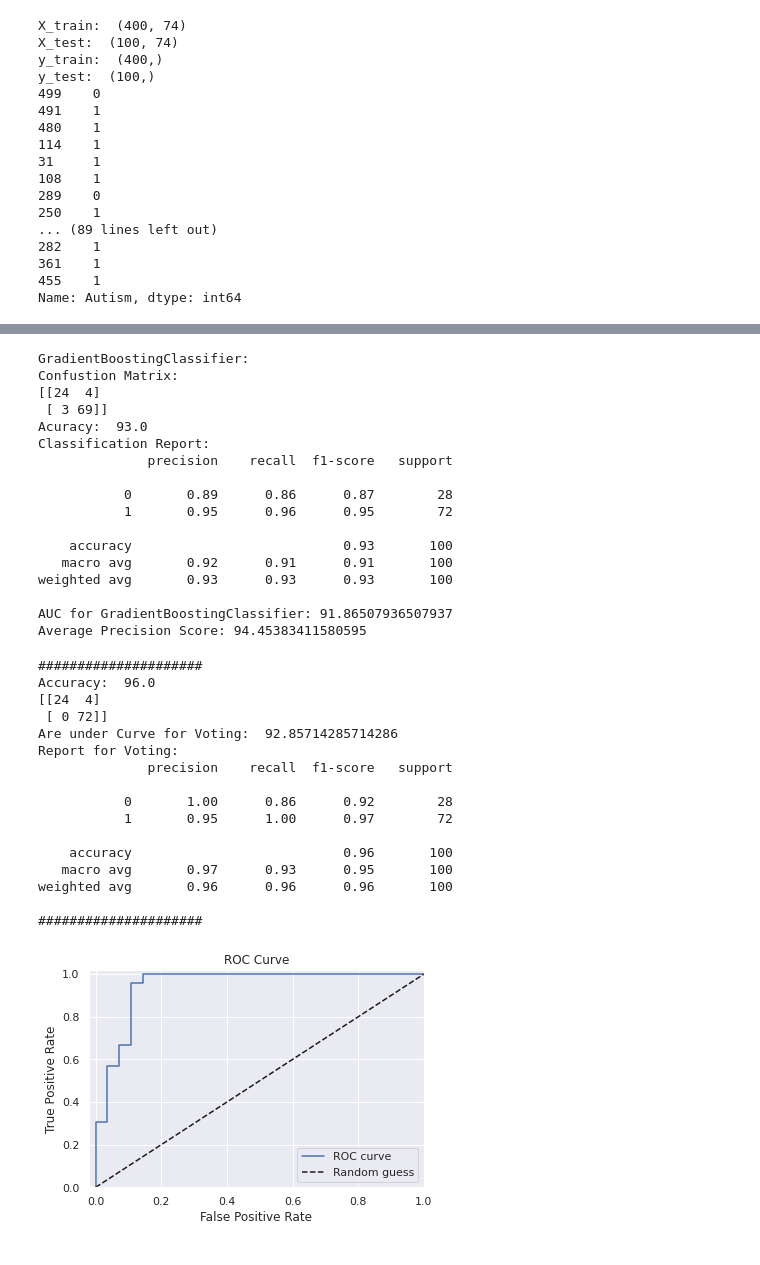
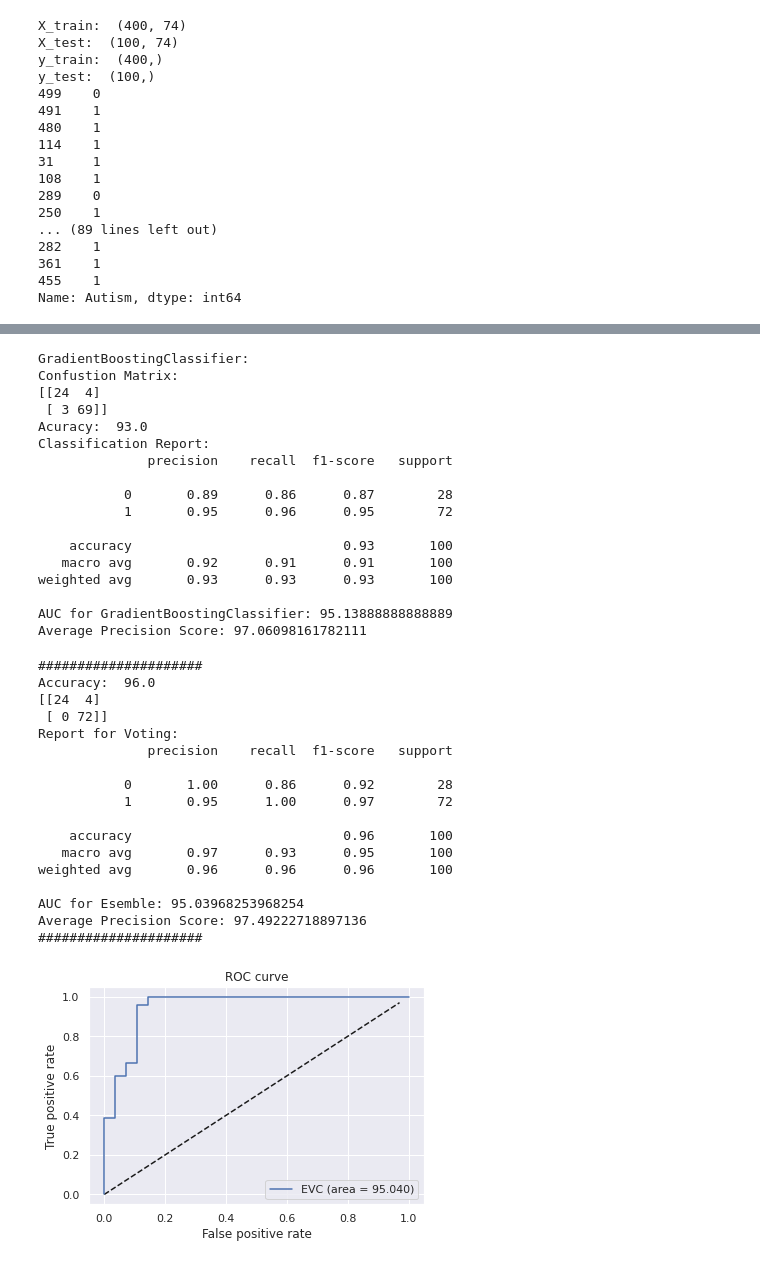
Before and after one commit to rajuiit/ML-VotingEsembleAutismResearch, a Jupyter notebook: VotingEsembleAutismResearch.ipynb, the cells around one changed output, grey strips where cells are left out. Drawn from its saved outputs; the diff is of its cells as text; code cells hidden in the pictures.

```diff
--- a/VotingEsembleAutismResearch.ipynb
+++ b/VotingEsembleAutismResearch.ipynb
@@ -515,7 +529,7 @@ Average Precision Score: 94.45383411580595
 
 #KNNClassification
 
-KNNClassification = KNeighborsClassifier(n_neighbors=4)
+KNNClassification = KNeighborsClassifier(n_neighbors=2)
 KNNClassification.fit(X_train,y_train)
 y_predictionKNN=KNNClassification.predict(X_test)
 
@@ -529,8 +543,8 @@ print("Classification Report: ")
 
 print(classification_report(y_test, y_predictionKNN))
 
-y_pred_prob_knn = dt.predict_proba(X_test)[:,1]
-
+y_pred_prob_knn = KNNClassification.predict_proba(X_test)[:,1]
+fpr_knn, tpr_knn, thresholds = roc_curve(y_test, y_pred_prob_knn)
 auc_knn=roc_auc_score(y_test, y_pred_prob_knn)*100
 print("AUC for KNNClassification:", auc_knn)
 
@@ -558,28 +572,22 @@ Average Precision Score: 94.45383411580595
 # %%
 from sklearn.ensemble import GradientBoostingClassifier
 # Step 6: Fit a Gradient Boosting model, " compared to "Decision Tree model, accuracy go up by 10%
-
 #GradientBoostingClassifier
-
 gbt = GradientBoostingClassifier(n_estimators=100)
 gbt.fit(X_train, y_train)
 y_pred_gbt = gbt.predict(X_test)
-
-
 #Confusion Matrix & Measurement
 print("GradientBoostingClassifier: ")
 print("Confustion Matrix: ")
 print(confusion_matrix(y_test, y_pred_gbt))
 print("Acuracy: ", accuracy_score(y_test, y_pred_gbt)*100)
 print("Classification Report: ")
-
 print(classification_report(y_test, y_pred_gbt))
 
-y_pred_prob_gbt = dt.predict_proba(X_test)[:,1]
-
+y_pred_prob_gbt = gbt.predict_proba(X_test)[:,1]
+fpr_gbt, tpr_gbt, thresholds = roc_curve(y_test, y_pred_prob_gbt)
 auc_gbt=roc_auc_score(y_test, y_pred_prob_gbt)*100
 print("AUC for GradientBoostingClassifier:",auc_gbt )
-
 avg_precsion_gbt=average_precision_score(y_test, y_pred_prob_gbt)*100
 print("Average Precision Score:", avg_precsion_gbt)
 # %% [output]
@@ -598,8 +606,8 @@ Classification Report:
    macro avg       0.92      0.91      0.91       100
 weighted avg       0.93      0.93      0.93       100
 
-AUC for GradientBoostingClassifier: 91.86507936507937
-Average Precision Score: 94.45383411580595
+AUC for GradientBoostingClassifier: 95.13888888888889
+Average Precision Score: 97.06098161782111
 # %%
 ##Building the Function for AUC validation
 from sklearn.preprocessing import LabelBinarizer
@@ -613,30 +621,38 @@ def multiclass_roc_auc_score(y_test,y_pred,average="macro"):
 # %%
 ## Voting Algo Start
 from sklearn import metrics
+from sklearn.metrics import auc
 print("#####################")
 from sklearn.ensemble import VotingClassifier
-Voting_Classification = VotingClassifier(estimators=[('descit',dt),('multinomial',nb), ('random', rf),('sv',sv),('gn',gnb),('ada',ada),('mlp',ml),('knn', KNNClassification), ('Gradient', gbt)],voting='soft',weights=[2,1,1,3,1,2,1,0,0])
+Voting_Classification = VotingClassifier(estimators=[('descit',dt),('multinomial',nb), ('random', rf),('sv',sv),('gn',gnb),('ada',ada),('mlp',ml),('knn', KNNClassification), ('Gradient', gbt)],voting='soft', weights=[2,1,1,3,1,2,1,0,0])
 Voting_Classification.fit(X_train,y_train)
 
 y_predictionVoting=Voting_Classification.predict(X_test)
-
 print("Accuracy: ",metrics.accuracy_score(y_test, y_predictionVoting)*100)
-
 print(metrics.confusion_matrix(y_test,y_predictionVoting))
 
-aucVoting=multiclass_roc_auc_score(y_test,y_predictionVoting,average="macro")
-print("Are under Curve for Voting: ", aucVoting*100)
-
+#aucVoting=multiclass_roc_auc_score(y_test,y_predictionVoting,average="macro")
+#aucv=aucVoting*100;
+#print("Are under Curve for Voting: ", aucv)
 print("Report for Voting: ")
 print(metrics.classification_report(y_test,y_predictionVoting))
 
+y_pred_prob_vot = Voting_Classification.predict_proba(X_test)[:,1]
+fpr, tpr, thresholds = roc_curve(y_test, y_pred_prob_vot)
+auc_vot=roc_auc_score(y_test, y_pred_prob_vot)*100
+print("AUC for Esemble:",auc_vot)
+#Another way to findout AUC
+#fpr, tpr, thresholds = roc_curve(y_test, y_pred_prob_vot)
+#auc_vot=auc(fpr, tpr)*100
+#print("AUC for Esemble:",auc_vot)
+avg_precsion_vot=average_precision_score(y_test, y_pred_prob_vot)*100
+print("Average Precision Score:", avg_precsion_vot)
 print("#####################")
 # %% [output]
 #####################
 Accuracy:  96.0
 [[24  4]
  [ 0 72]]
-Are under Curve for Voting:  92.85714285714286
 Report for Voting:
               precision    recall  f1-score   support
 
@@ -647,4 +663,6 @@ Report for Voting:
    macro avg       0.97      0.93      0.95       100
 weighted avg       0.96      0.96      0.96       100
 
+AUC for Esemble: 95.03968253968254
+Average Precision Score: 97.49222718897136
 #####################
@@ -653,17 +669,16 @@ y_pred_prob_vot = Voting_Classification.predict_proba(X_test)[:,1]
-# %%
-from sklearn.metrics import roc_curve
-import matplotlib.pyplot as plt
-%matplotlib inline
-
-fpr, tpr, thresholds = roc_curve(y_test, y_pred_prob_vot)
-# create plot
-plt.plot(fpr, tpr, label='ROC curve')
-plt.plot([0, 1], [0, 1], 'k--', label='Random guess')
-_ = plt.xlabel('False Positive Rate')
-_ = plt.ylabel('True Positive Rate')
-_ = plt.title('ROC Curve')
-_ = plt.xlim([-0.02, 1])
-_ = plt.ylim([0, 1.02])
-_ = plt.legend(loc="lower right")
-# %% [output]
-[figure, removed]
+# %%
+from sklearn.metrics import roc_curve
+import matplotlib.pyplot as plt
+%matplotlib inline
+
+
+plt.figure(1)
+plt.plot([0, 0.97], [0, 0.97], 'k--')
+plt.plot(fpr, tpr, label='EVC (area = {:.3f})'.format(auc_vot))
+plt.xlabel('False positive rate')
+plt.ylabel('True positive rate')
+plt.title('ROC curve')
+plt.legend(loc='best')
+plt.show()
+# %% [output]
+[figure, added]
```
Also changed, not shown: parts of 10 cells of this notebook.
